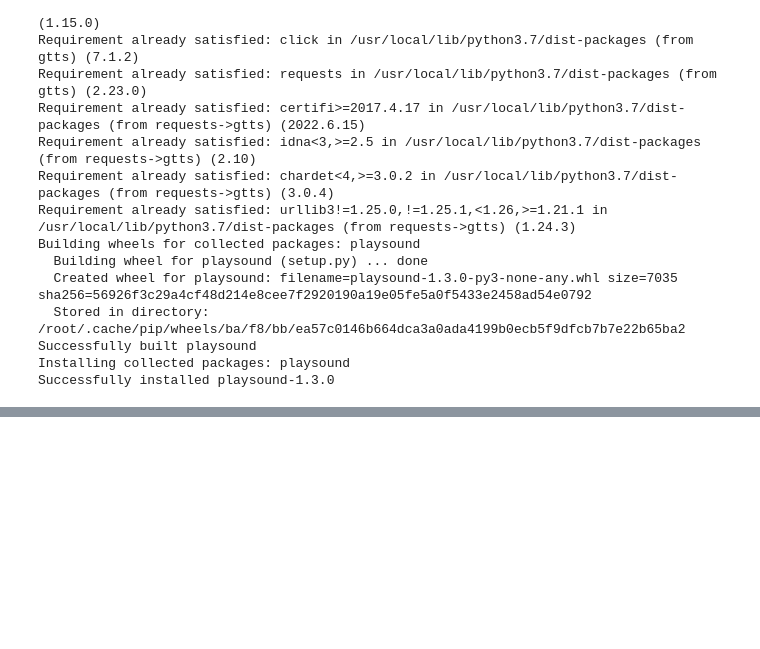
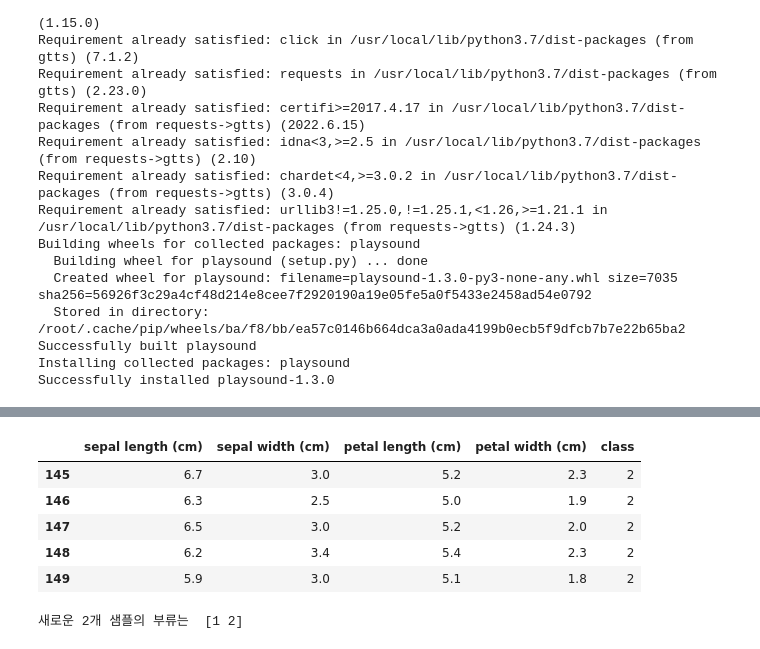
Before and after one commit to BoriLab/AiTest, a Jupyter notebook: aitet_12.ipynb, the cells around one changed output, grey strips where cells are left out. Cells and saved outputs as stored; diff of their text form; code cells hidden in the pictures; blank space fills up the shorter version.

```diff
--- a/aitet_12.ipynb
+++ b/aitet_12.ipynb
@@ -396,3 +396,9 @@ from IPython.display import Audio
 display(Audio('/content/news_Son.mp3', autoplay=True))
 # %% [output]
 [interactive output not drawn]
+# %%
+#9월 27일 실습 아이리스 데이터 사용
+#GIGO 쓰레기가 들어오면 내보내야한다. 쓰레기 in out
+from sklearn.datasets import load_iris
+iris = load_iris()
+iris
@@ -398,0 +423,27 @@ display(Audio('/content/news_Son.mp3', autoplay=True))
+# %%
+# dict 형태의 데이터를 보기 좋게 만들기 위해 데이터 프레임 타입으로 변환합니다.
+import pandas as pd
+
+df = pd.DataFrame(iris.data, columns=iris.feature_names)
+df['class'] = iris.target
+
+df.tail()
+# %% [output]
+|  | sepal length (cm) | sepal width (cm) | petal length (cm) | petal width (cm) | class |
+| 145 | 6.7 | 3.0 | 5.2 | 2.3 | 2 |
+| 146 | 6.3 | 2.5 | 5.0 | 1.9 | 2 |
+| 147 | 6.5 | 3.0 | 5.2 | 2.0 | 2 |
+| 148 | 6.2 | 3.4 | 5.4 | 2.3 | 2 |
+| 149 | 5.9 | 3.0 | 5.1 | 1.8 | 2 |
+# %%
+#SVM
+from sklearn import svm
+s=svm.SVC(gamma=0.1,C=10)
+s.fit(iris.data,iris.target)
+
+new_d = [[6.4, 3.2, 5.0, 1.0],[6.7, 3.0, 5.2, 2.3],]
+
+res= s.predict(new_d)
+print("새로운 2개 샘플의 부류는 ", res)
+# %% [output]
+새로운 2개 샘플의 부류는  [1 2]
```
Also changed, not shown: parts of 1 cell of this notebook.
